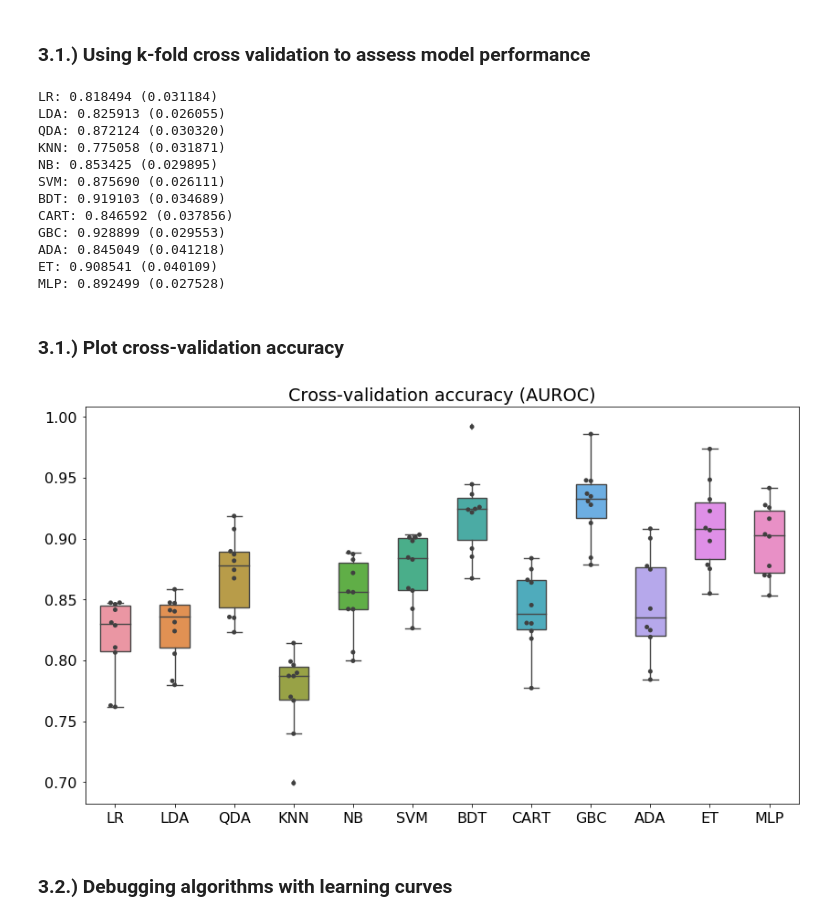
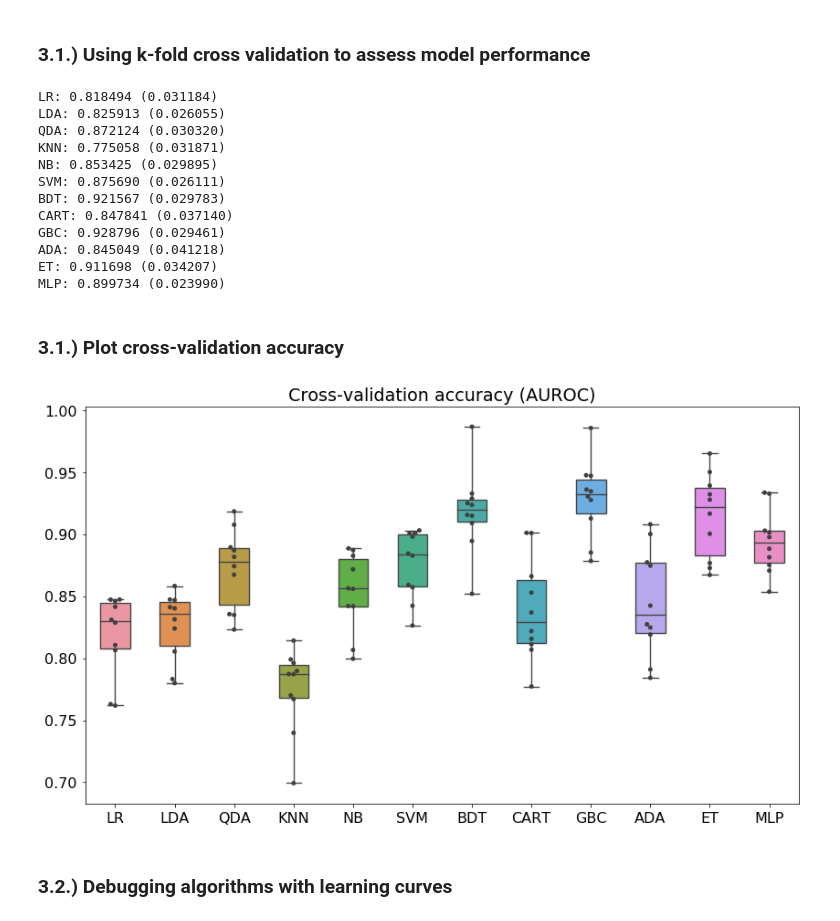
Before and after one commit to failure2communicate/Churn_Prediction, a Jupyter notebook: Churn_prediction.ipynb, the cells around one changed output. Drawn from its saved outputs; the diff is of its cells as text; code cells hidden in the pictures.

```diff
--- a/Churn_prediction.ipynb
+++ b/Churn_prediction.ipynb
@@ -321,7 +322,7 @@ models.append(('GBC', GradientBoostingClassifier(n_estimators=100)))
 models.append(('ADA', AdaBoostClassifier(n_estimators=100)))
 models.append(('ET', ExtraTreesClassifier(n_estimators=100)))
 #Neural network
-models.append(('MLP', MLPClassifier()))
+models.append(('MLP', MLPClassifier(activation = 'logistic', solver = 'lbfgs')))
 
 # evaluate each model in turn
 results = []
@@ -348,27 +349,27 @@ QDA: 0.872124 (0.030320)
 KNN: 0.775058 (0.031871)
 NB: 0.853425 (0.029895)
 SVM: 0.875690 (0.026111)
-BDT: 0.919103 (0.034689)
-CART: 0.846592 (0.037856)
-GBC: 0.928899 (0.029553)
+BDT: 0.921567 (0.029783)
+CART: 0.847841 (0.037140)
+GBC: 0.928796 (0.029461)
 ADA: 0.845049 (0.041218)
-ET: 0.908541 (0.040109)
-MLP: 0.892499 (0.027528)
+ET: 0.911698 (0.034207)
+MLP: 0.899734 (0.023990)
 # %% [markdown]
 ### 3.1.) Plot cross-validation accuracy
 # %%
 results_df = pd.DataFrame(results).T.rename(index = str, columns = dict(zip(range(len(results)), names)))
 
 #Set parameters
 sns.set_context("paper", font_scale=2)
 
 fig, ax = plt.subplots(figsize=(14, 8))
-ax = sns.boxplot(data = results_df, width = 0.5, ax = ax)
+ax = sns.boxplot(data = results_df, width = 0.5, whis = 10, ax = ax)
 ax = sns.swarmplot(data= results_df, color=".25")
 ax.set_title("Cross-validation accuracy (AUROC)")
 plt.show()
 # %% [output]
-[figure, old version]
+[figure, new version]
 # %% [markdown]
 ### 3.2.) Debugging algorithms with learning curves
 # %%
```
Also changed, not shown: parts of 7 cells of this notebook.
